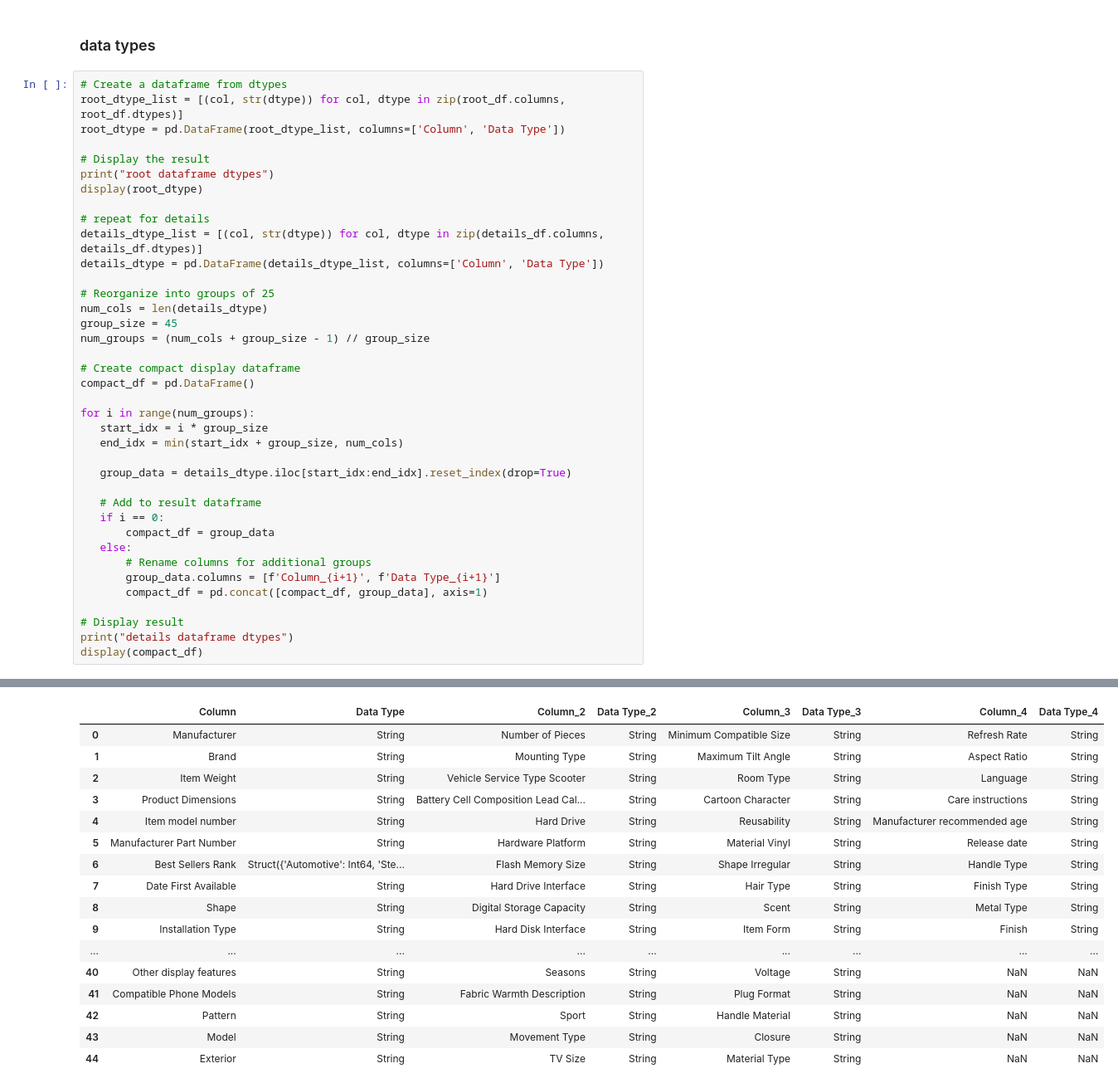
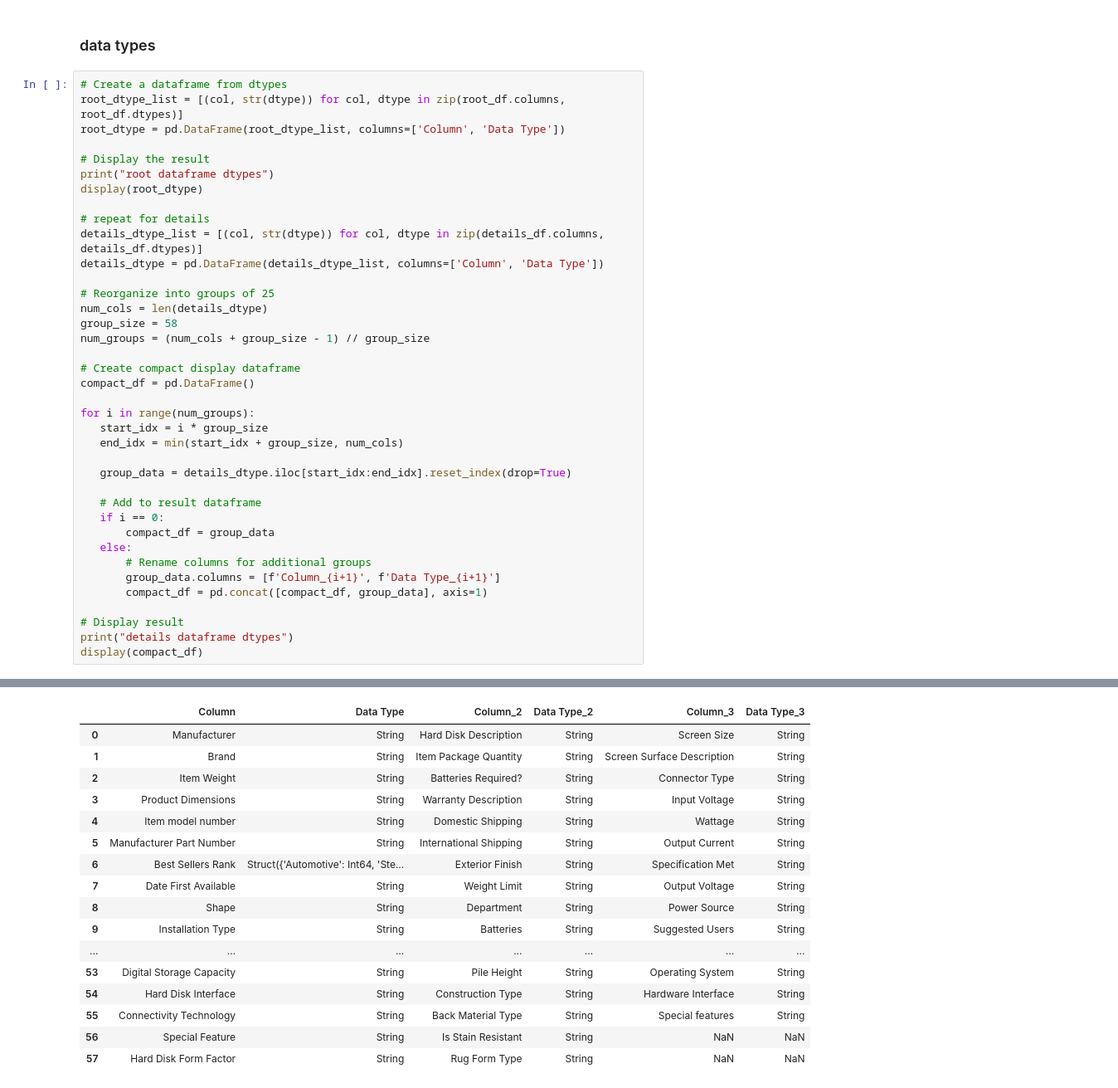
Before and after one commit to x81k25/amazon-product-classification, a Jupyter notebook: notebooks/data-discovery.ipynb, the cells around one changed output, grey strips where cells are left out. Shown: that part at 83% size. Cells and saved outputs as stored; diff of their text form.

```diff
--- a/notebooks/data-discovery.ipynb
+++ b/notebooks/data-discovery.ipynb
@@ -86,57 +88,57 @@ details_dtype = pd.DataFrame(details_dtype_list, columns=['Column', 'Data Type']
 
 # Reorganize into groups of 25
 num_cols = len(details_dtype)
-group_size = 45
+group_size = 58
 num_groups = (num_cols + group_size - 1) // group_size
 
 # Create compact display dataframe
 compact_df = pd.DataFrame()
 
 for i in range(num_groups):
    start_idx = i * group_size
    end_idx = min(start_idx + group_size, num_cols)
 
    group_data = details_dtype.iloc[start_idx:end_idx].reset_index(drop=True)
 
    # Add to result dataframe
    if i == 0:
        compact_df = group_data
    else:
        # Rename columns for additional groups
        group_data.columns = [f'Column_{i+1}', f'Data Type_{i+1}']
        compact_df = pd.concat([compact_df, group_data], axis=1)
 
 # Display result
 print("details dataframe dtypes")
 display(compact_df)
 # %% [output]
 root dataframe dtypes
 |  | Column | Data Type |
 | 0 | Category | String |
 | 1 | Price | Float64 |
 | 2 | Title | String |
 | 3 | Features | List(String) |
 | 4 | Description | List(String) |
 | 5 | SKU | String |
 | 6 | Manufacturer | String |
 details dataframe dtypes
-|  | Column | Data Type | Column_2 | Data Type_2 | Column_3 | Data Type_3 | Column_4 | Data Type_4 |
-| 0 | Manufacturer | String | Number of Pieces | String | Minimum Compatible Size | String | Refresh Rate | String |
-| 1 | Brand | String | Mounting Type | String | Maximum Tilt Angle | String | Aspect Ratio | String |
-| 2 | Item Weight | String | Vehicle Service Type Scooter | String | Room Type | String | Language | String |
-| 3 | Product Dimensions | String | Battery Cell Composition Lead Cal... | String | Cartoon Character | String | Care instructions | String |
-| 4 | Item model number | String | Hard Drive | String | Reusability | String | Manufacturer recommended age | String |
-| 5 | Manufacturer Part Number | String | Hardware Platform | String | Material Vinyl | String | Release date | String |
-| 6 | Best Sellers Rank | Struct({'Automotive': Int64, 'Ste... | Flash Memory Size | String | Shape Irregular | String | Handle Type | String |
-| 7 | Date First Available | String | Hard Drive Interface | String | Hair Type | String | Finish Type | String |
-| 8 | Shape | String | Digital Storage Capacity | String | Scent | String | Metal Type | String |
-| 9 | Installation Type | String | Hard Disk Interface | String | Item Form | String | Finish | String |
-| ... | ... | ... | ... | ... | ... | ... | ... | ... |
-| 40 | Other display features | String | Seasons | String | Voltage | String | NaN | NaN |
-| 41 | Compatible Phone Models | String | Fabric Warmth Description | String | Plug Format | String | NaN | NaN |
-| 42 | Pattern | String | Sport | String | Handle Material | String | NaN | NaN |
-| 43 | Model | String | Movement Type | String | Closure | String | NaN | NaN |
-| 44 | Exterior | String | TV Size | String | Material Type | String | NaN | NaN |
+|  | Column | Data Type | Column_2 | Data Type_2 | Column_3 | Data Type_3 |
+| 0 | Manufacturer | String | Hard Disk Description | String | Screen Size | String |
+| 1 | Brand | String | Item Package Quantity | String | Screen Surface Description | String |
+| 2 | Item Weight | String | Batteries Required? | String | Connector Type | String |
+| 3 | Product Dimensions | String | Warranty Description | String | Input Voltage | String |
+| 4 | Item model number | String | Domestic Shipping | String | Wattage | String |
+| 5 | Manufacturer Part Number | String | International Shipping | String | Output Current | String |
+| 6 | Best Sellers Rank | Struct({'Automotive': Int64, 'Ste... | Exterior Finish | String | Specification Met | String |
+| 7 | Date First Available | String | Weight Limit | String | Output Voltage | String |
+| 8 | Shape | String | Department | String | Power Source | String |
+| 9 | Installation Type | String | Batteries | String | Suggested Users | String |
+| ... | ... | ... | ... | ... | ... | ... |
+| 53 | Digital Storage Capacity | String | Pile Height | String | Operating System | String |
+| 54 | Hard Disk Interface | String | Construction Type | String | Hardware Interface | String |
+| 55 | Connectivity Technology | String | Back Material Type | String | Special features | String |
+| 56 | Special Feature | String | Is Stain Resistant | String | NaN | NaN |
+| 57 | Hard Disk Form Factor | String | Rug Form Type | String | NaN | NaN |
 # %% [markdown]
 Main dataframe structure:
 - Core fields use consistent types (strings, float64 for Price)
```
Also changed, not shown: parts of 2 cells of this notebook, 16 other files.
